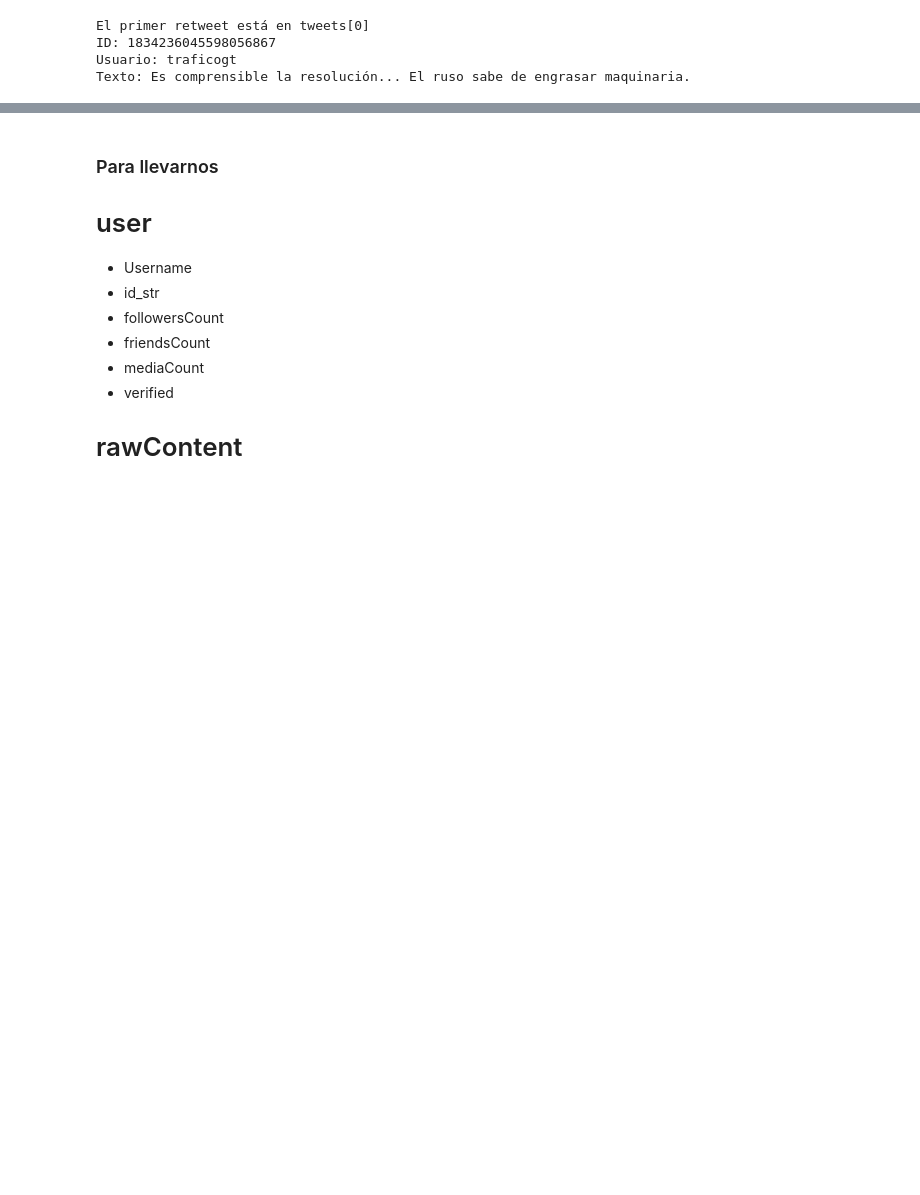
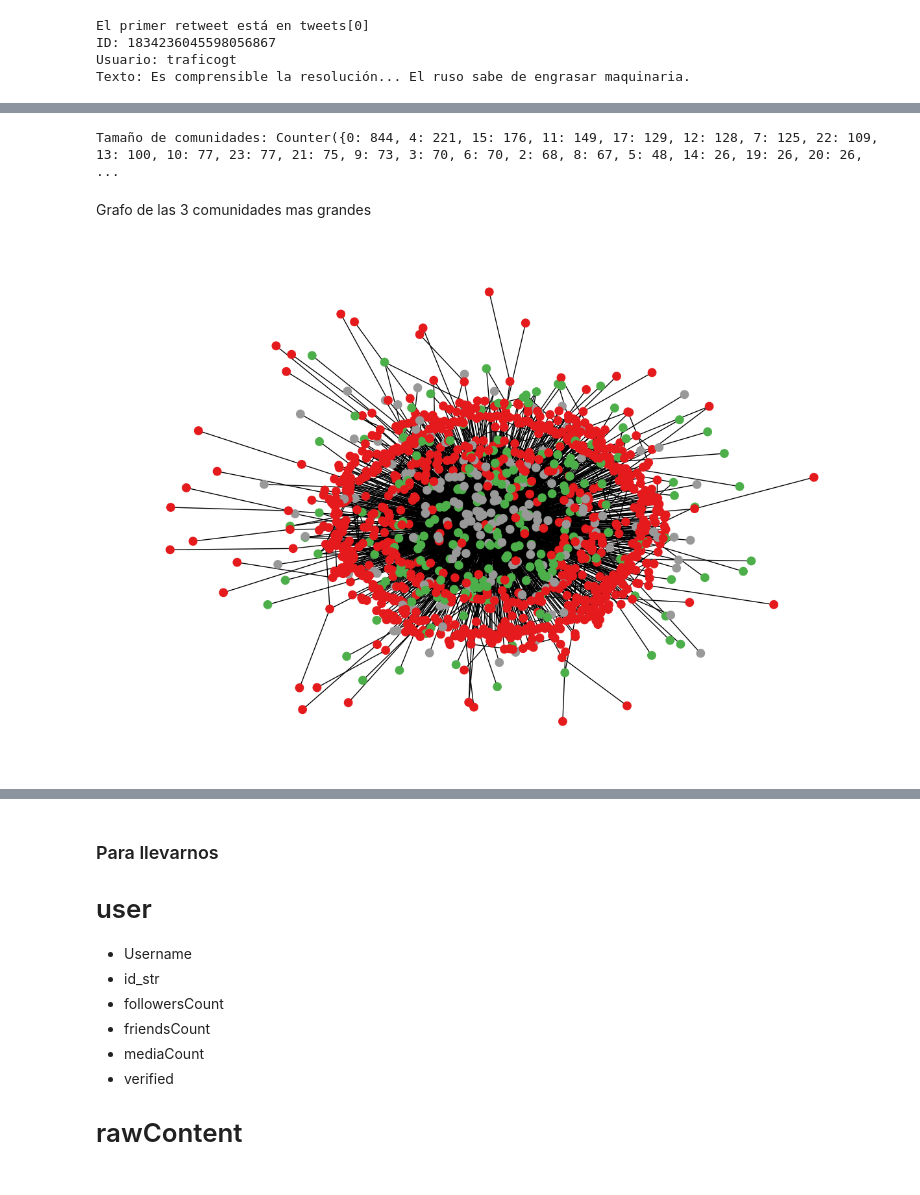
Before and after one commit to Gerax5/DS-lab6, a Jupyter notebook: greport.ipynb, the cells around one changed output, grey strips where cells are left out. Drawn from its saved outputs; the diff is of its cells as text; code cells hidden in the pictures; blank space fills up the shorter version.

```diff
--- a/greport.ipynb
+++ b/greport.ipynb
@@ -133,25 +141,30 @@ edges = []
 
 for t in tweets:
     source = t["user"]["id_str"]
+    sourceName = t["user"]["username"]
     tweet_id = t["id_str"]
 
     if t.get("quotedTweet"):
         target = t["quotedTweet"]["user"]["id_str"]
+        targetName = t["quotedTweet"]["user"]["username"]
         edges.append({
             "source": source,
             "target": target,
             "relation_type": "quote",
-            "tweet_id": tweet_id
+            "tweet_id": tweet_id,
+            "usernames": (sourceName, targetName)
         })
 
     if t.get("mentionedUsers"):
         for u in t["mentionedUsers"]:
             target = u["id_str"]
+            targetName = u["username"]
             edges.append({
                 "source": source,
                 "target": target,
                 "relation_type": "mentioned",
-                "tweet_id": tweet_id
+                "tweet_id": tweet_id,
+                "usernames": (sourceName, targetName)
             })
 
 df_edges = pd.DataFrame(edges)
@@ -326,0 +359,23 @@ ValueError: 'transparent' is not a valid value for color: supported inputs are (
+# %%
+from collections import Counter
+
+# Contar nodos por comunidad
+community_sizes = Counter(partition.values())
+print("Tamaño de comunidades:", community_sizes)
+# %% [output]
+Tamaño de comunidades: Counter({0: 844, 4: 221, 15: 176, 11: 149, 17: 129, 12: 128, 7: 125, 22: 109, 13: 100, 10: 77, 23: 77, 21: 75, 9: 73, 3: 70, 6: 70, 2: 68, 8: 67, 5: 48, 14: 26, 19: 26, 20: 26,  ...
+# %% [markdown]
+Grafo de las 3 comunidades mas grandes
+# %%
+# Ordenar comunidades por tamaño
+top_3 = [c for c, _ in community_sizes.most_common(3)]
+
+plt.figure(figsize=(12, 8))
+subgraph_nodes = [n for n in G_undirected.nodes() if partition[n] in top_3]
+H = G_undirected.subgraph(subgraph_nodes)
+
+colors = [partition[node] for node in H.nodes()]
+nx.draw(H, pos, node_color=colors, with_labels=False, node_size=80, cmap=plt.cm.Set1)
+plt.show()
+# %% [output]
+[figure, added]
```
Also changed, not shown: parts of 40 cells of this notebook, 8 other files.
